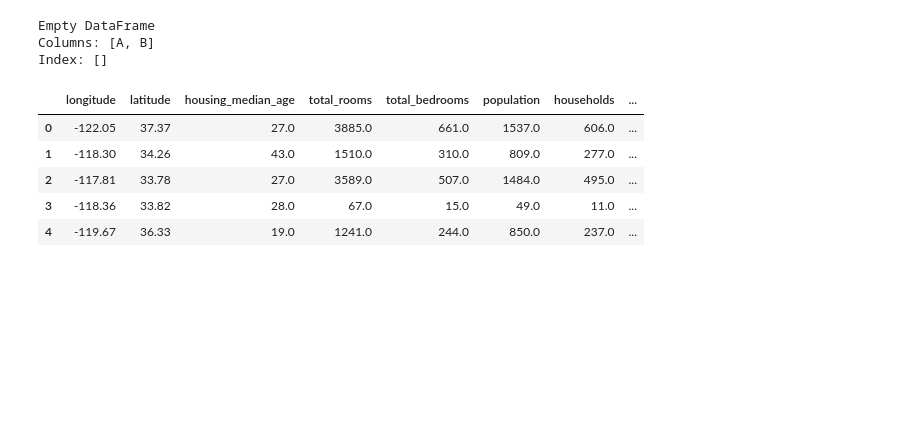
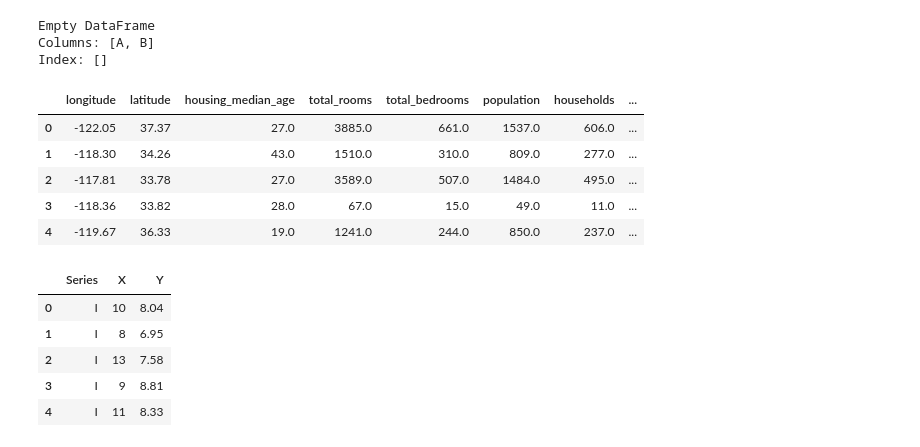
Before and after one commit to LokeshGouri/GenAI_Course, a Jupyter notebook: Pythin_using_pandas.ipynb, the cells around one changed output. Saved outputs shown, nothing was run; the diff lists cells and outputs as text; code cells hidden in the pictures; blank space fills up the shorter version.

```diff
--- a/Pythin_using_pandas.ipynb
+++ b/Pythin_using_pandas.ipynb
@@ -130,3 +130,13 @@ df.head()
 | 2 | -117.81 | 33.78 | 27.0 | 3589.0 | 507.0 | 1484.0 | 495.0 | ... |
 | 3 | -118.36 | 33.82 | 28.0 | 67.0 | 15.0 | 49.0 | 11.0 | ... |
 | 4 | -119.67 | 36.33 | 19.0 | 1241.0 | 244.0 | 850.0 | 237.0 | ... |
+# %%
+dfJson = pd.read_json("/content/sample_data/anscombe.json")
+dfJson.head()
+# %% [output]
+|  | Series | X | Y |
+| 0 | I | 10 | 8.04 |
+| 1 | I | 8 | 6.95 |
+| 2 | I | 13 | 7.58 |
+| 3 | I | 9 | 8.81 |
+| 4 | I | 11 | 8.33 |
```
Also changed, not shown: parts of 2 cells of this notebook.
